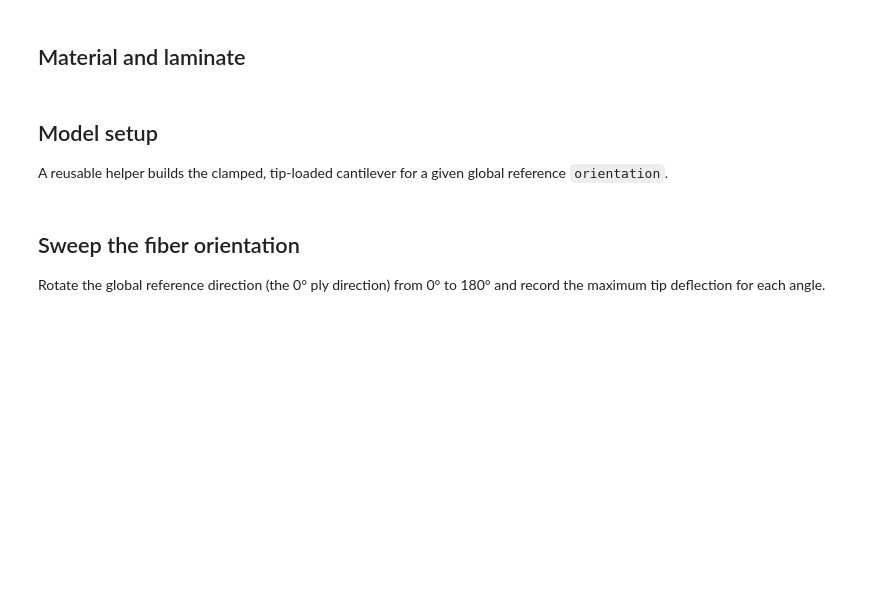
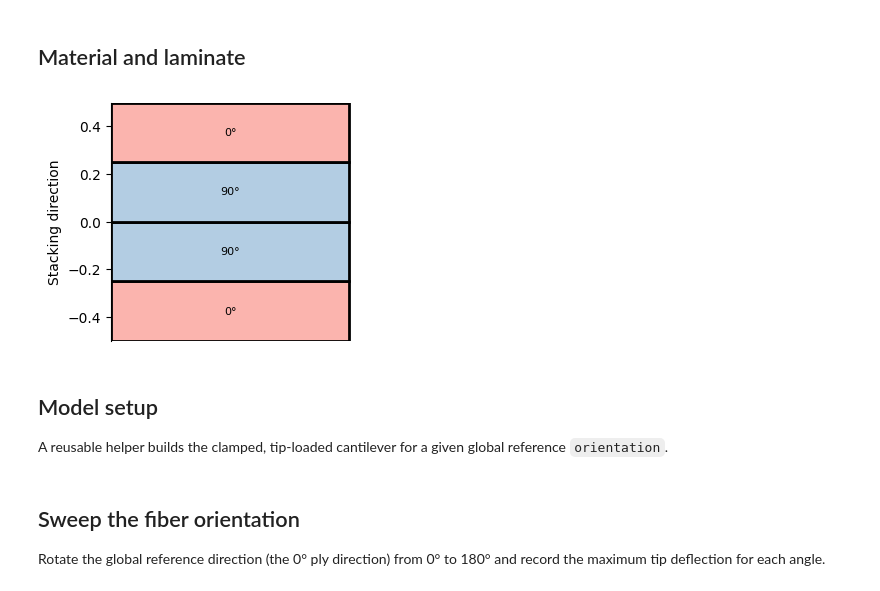
Before and after one commit to meyer-nils/torch-fem, a Jupyter notebook: examples/basic/shell/cantilever_laminate.ipynb, the cells around one changed output. Saved outputs shown, nothing was run; the diff lists cells and outputs as text; code cells hidden in the pictures; blank space fills up the shorter version.

```diff
--- a/examples/basic/shell/cantilever_laminate.ipynb
+++ b/examples/basic/shell/cantilever_laminate.ipynb
@@ -26,21 +26,25 @@ torch.set_default_dtype(torch.float64)
 # %%
 # Unidirectional GFRP
 gfrp = OrthotropicElasticityPlaneStress(
     E_1=54000.0,
     E_2=9400.0,
     nu_12=0.33,
     G_12=5500.0,
     G_13=5500.0,
     G_23=3000.0,
     rho=1.8e-9,
 )
 
 # Cross-ply laminate
 layup = Laminate(
     materials=[gfrp] * 4,
     thicknesses=[0.25] * 4,
     angles=[0.0, torch.pi / 2, torch.pi / 2, 0.0],
 )
+
+layup.plot()
+# %% [output]
+[figure, added]
 # %% [markdown]
 ## Model setup
 
```
Also changed, not shown: 2 other files.
